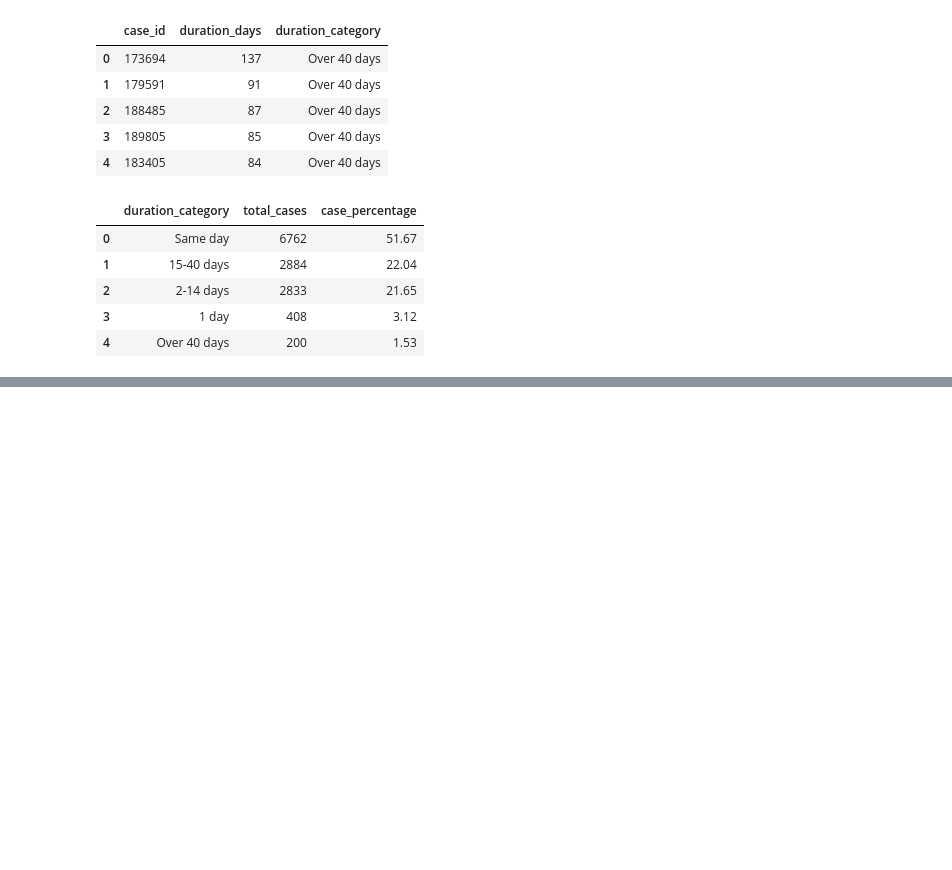
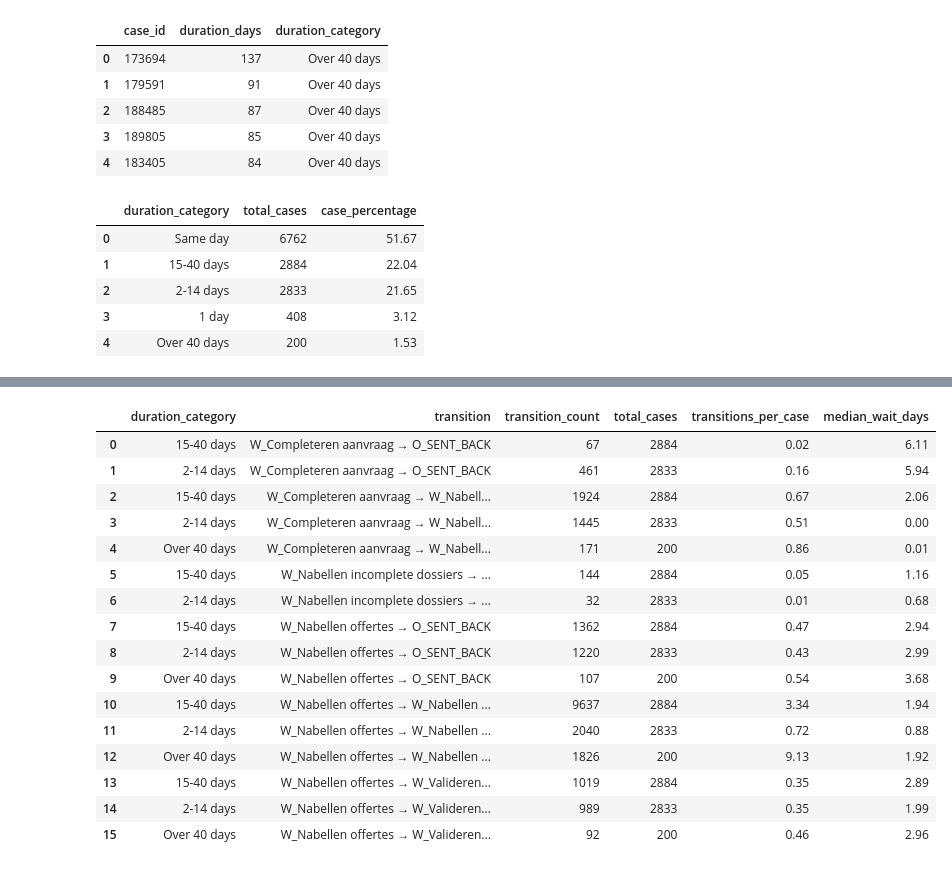
Before and after one commit to brunopn-code/workflow-performance-analytics, a Jupyter notebook: notebooks/03_sql_kpi_analysis.ipynb, the cells around one changed output, grey strips where cells are left out. Saved outputs shown, nothing was run; the diff lists cells and outputs as text; code cells hidden in the pictures; blank space fills up the shorter version.

```diff
--- a/notebooks/03_sql_kpi_analysis.ipynb
+++ b/notebooks/03_sql_kpi_analysis.ipynb
@@ -154,0 +518,77 @@ ORDER BY total_cases DESC
+# %%
+key_transition_comparison_sql = con.sql("""
+WITH waiting_with_duration AS (
+    SELECT
+        w.case_id,
+        c.duration_category,
+        w.previous_activity || ' → ' || w.activity AS transition,
+        w.waiting_time_days
+    FROM waiting_times w
+    JOIN case_duration_category c
+        ON w.case_id = c.case_id
+),
+
+cases_by_duration AS (
+    SELECT
+        duration_category,
+        COUNT(DISTINCT case_id) AS total_cases
+    FROM case_duration_category
+    GROUP BY duration_category
+),
+
+transition_summary AS (
+    SELECT
+        duration_category,
+        transition,
+        COUNT(*) AS transition_count,
+        ROUND(MEDIAN(waiting_time_days), 2) AS median_wait_days
+    FROM waiting_with_duration
+    WHERE transition IN (
+        'W_Nabellen offertes → W_Nabellen offertes',
+        'W_Nabellen offertes → O_SENT_BACK',
+        'W_Nabellen offertes → W_Valideren aanvraag',
+        'W_Completeren aanvraag → W_Nabellen offertes',
+        'W_Completeren aanvraag → O_SENT_BACK',
+        'W_Nabellen incomplete dossiers → O_SENT_BACK'
+    )
+    GROUP BY
+        duration_category,
+        transition
+    HAVING COUNT(*) >= 30
+)
+
+SELECT
+    t.duration_category,
+    t.transition,
+    t.transition_count,
+    c.total_cases,
+    ROUND(t.transition_count * 1.0 / c.total_cases, 2) AS transitions_per_case,
+    t.median_wait_days
+FROM transition_summary t
+JOIN cases_by_duration c
+    ON t.duration_category = c.duration_category
+WHERE t.duration_category IN ('2-14 days', '15-40 days', 'Over 40 days')
+ORDER BY
+    t.transition,
+    t.duration_category
+""").df()
+
+key_transition_comparison_sql
+# %% [output]
+|  | duration_category | transition | transition_count | total_cases | transitions_per_case | median_wait_days |
+| 0 | 15-40 days | W_Completeren aanvraag → O_SENT_BACK | 67 | 2884 | 0.02 | 6.11 |
+| 1 | 2-14 days | W_Completeren aanvraag → O_SENT_BACK | 461 | 2833 | 0.16 | 5.94 |
+| 2 | 15-40 days | W_Completeren aanvraag → W_Nabell... | 1924 | 2884 | 0.67 | 2.06 |
+| 3 | 2-14 days | W_Completeren aanvraag → W_Nabell... | 1445 | 2833 | 0.51 | 0.00 |
+| 4 | Over 40 days | W_Completeren aanvraag → W_Nabell... | 171 | 200 | 0.86 | 0.01 |
+| 5 | 15-40 days | W_Nabellen incomplete dossiers → ... | 144 | 2884 | 0.05 | 1.16 |
+| 6 | 2-14 days | W_Nabellen incomplete dossiers → ... | 32 | 2833 | 0.01 | 0.68 |
+| 7 | 15-40 days | W_Nabellen offertes → O_SENT_BACK | 1362 | 2884 | 0.47 | 2.94 |
+| 8 | 2-14 days | W_Nabellen offertes → O_SENT_BACK | 1220 | 2833 | 0.43 | 2.99 |
+| 9 | Over 40 days | W_Nabellen offertes → O_SENT_BACK | 107 | 200 | 0.54 | 3.68 |
+| 10 | 15-40 days | W_Nabellen offertes → W_Nabellen ... | 9637 | 2884 | 3.34 | 1.94 |
+| 11 | 2-14 days | W_Nabellen offertes → W_Nabellen ... | 2040 | 2833 | 0.72 | 0.88 |
+| 12 | Over 40 days | W_Nabellen offertes → W_Nabellen ... | 1826 | 200 | 9.13 | 1.92 |
+| 13 | 15-40 days | W_Nabellen offertes → W_Valideren... | 1019 | 2884 | 0.35 | 2.89 |
+| 14 | 2-14 days | W_Nabellen offertes → W_Valideren... | 989 | 2833 | 0.35 | 1.99 |
+| 15 | Over 40 days | W_Nabellen offertes → W_Valideren... | 92 | 200 | 0.46 | 2.96 |
```
Also changed, not shown: parts of 17 cells of this notebook.
